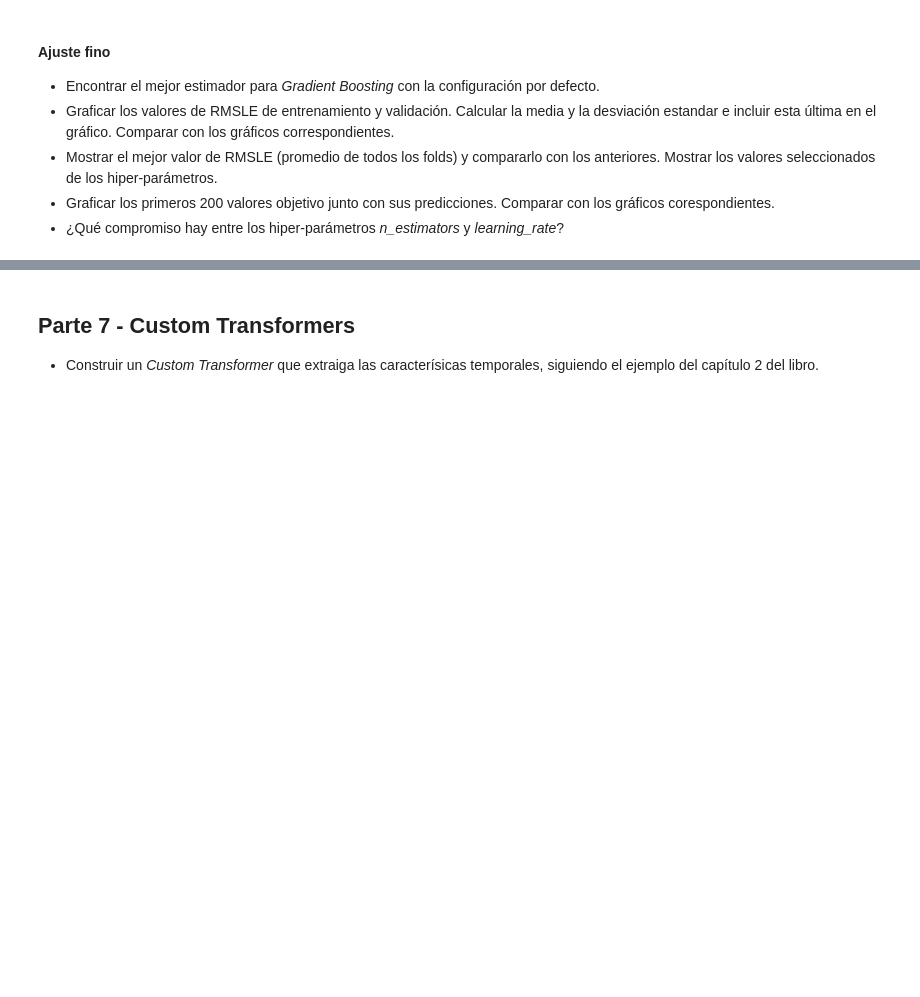
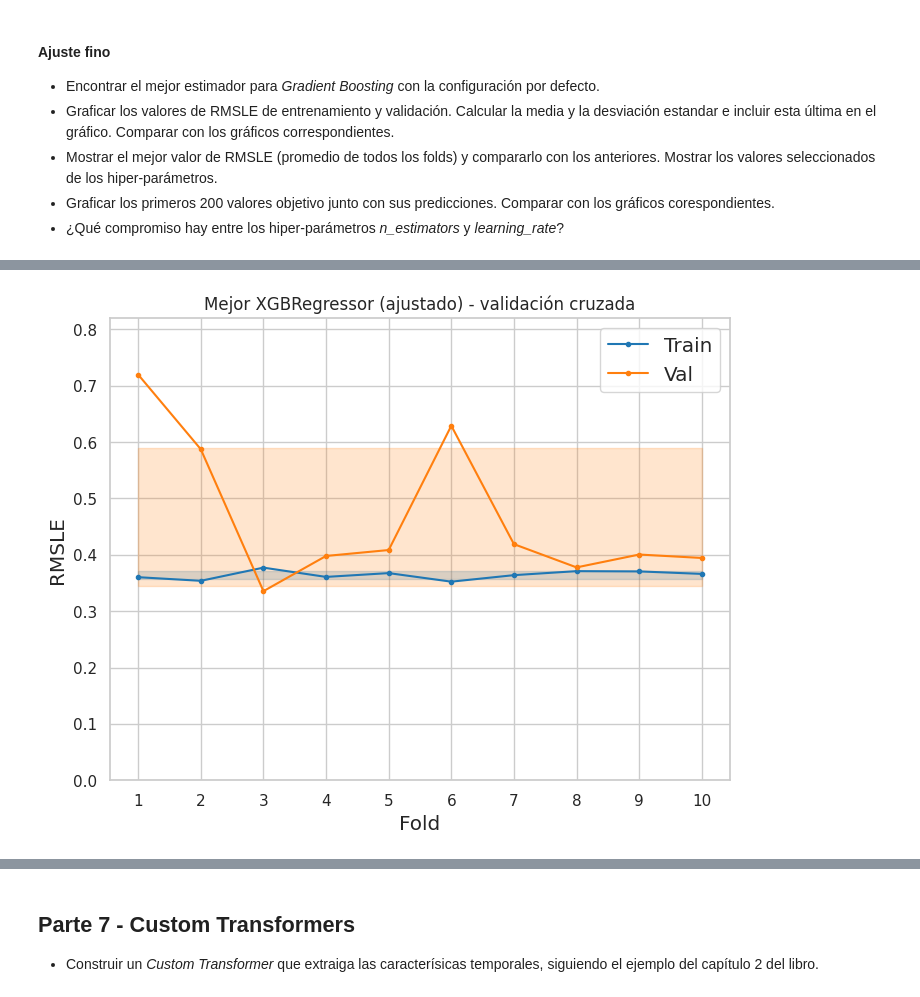
Before and after one commit to srodriguez-lefebre/Machine-Learning-Notebooks, a Jupyter notebook: 3TAA_demanda_de_bicicletas.ipynb, the cells around one changed output, grey strips where cells are left out. Cells and saved outputs as stored; diff of their text form; code cells hidden in the pictures; blank space fills up the shorter version.

```diff
--- a/3TAA_demanda_de_bicicletas.ipynb
+++ b/3TAA_demanda_de_bicicletas.ipynb
@@ -1389,0 +1463,86 @@ Random Forest RMSLE sobre todo train: 0.1105
+# %%
+from sklearn.model_selection import GridSearchCV
+
+param_grid_xgb = {
+    'n_estimators':  [200, 500],
+    'max_depth':     [4, 6],
+    'learning_rate': [0.05, 0.1],
+    'subsample':     [0.8, 1.0],
+}
+
+gs_xgb = GridSearchCV(
+    XGBRegressor(random_state=2, n_jobs=1, verbosity=0),
+    param_grid=param_grid_xgb,
+    scoring=rmsle_scorer,
+    cv=5,
+    return_train_score=True,
+    n_jobs=-1,
+)
+gs_xgb.fit(df_train, y_train)
+
+best_xgb        = gs_xgb.best_estimator_
+best_xgb_params = gs_xgb.best_params_
+print(f'Mejores parámetros XGB: {best_xgb_params}')
+print(f'Mejor RMSLE val (GridSearch, cv=5): {-gs_xgb.best_score_:.4f}')
+
+# Validación cruzada del mejor modelo (10 folds)
+best_xgb_cv = cross_validate(
+    best_xgb,
+    df_train,
+    y_train,
+    cv=10,
+    scoring=rmsle_scorer,
+    return_train_score=True,
+)
+
+best_xgb_rmsle_train = -best_xgb_cv["train_score"]
+best_xgb_rmsle_val   = -best_xgb_cv["test_score"]
+best_xgb_mean_train  = best_xgb_rmsle_train.mean()
+best_xgb_std_train   = best_xgb_rmsle_train.std()
+best_xgb_mean_val    = best_xgb_rmsle_val.mean()
+best_xgb_std_val     = best_xgb_rmsle_val.std()
+xgb_best_folds       = np.arange(1, len(best_xgb_rmsle_train) + 1)
+
+plt.figure(figsize=(8, 6))
+plt.plot(xgb_best_folds, best_xgb_rmsle_train, '.-', color='tab:blue',   label='Train')
+plt.plot(xgb_best_folds, best_xgb_rmsle_val,   '.-', color='tab:orange', label='Val')
+plt.fill_between(xgb_best_folds,
+                 best_xgb_mean_train + best_xgb_std_train,
+                 best_xgb_mean_train - best_xgb_std_train,
+                 color='tab:blue', alpha=0.2)
+plt.fill_between(xgb_best_folds,
+                 best_xgb_mean_val + best_xgb_std_val,
+                 best_xgb_mean_val - best_xgb_std_val,
+                 color='tab:orange', alpha=0.2)
+plt.xlabel('Fold', fontsize='large')
+plt.ylabel('RMSLE', fontsize='large')
+plt.title('Mejor XGBRegressor (ajustado) - validación cruzada')
+plt.legend(fontsize='large')
+plt.xticks(xgb_best_folds)
+plt.ylim([0, max(best_xgb_rmsle_val.max(), best_xgb_rmsle_train.max()) + 0.1])
+plt.show()
+
+print(f'Mejor XGB Train RMSLE: {best_xgb_mean_train:.4f} +/- {best_xgb_std_train:.4f}')
+print(f'Mejor XGB Val RMSLE:   {best_xgb_mean_val:.4f} +/- {best_xgb_std_val:.4f}')
+
+# Comparación final
+print(f'\nComparación Val RMSLE:')
+print(f'  Decision Tree (ajustado): {best_tree_mean_rmsle_val:.4f}')
+print(f'  Random Forest (defecto):  {rf_mean_rmsle_val:.4f}')
+print(f'  XGBoost (defecto):        {xgb_mean_val:.4f}')
+print(f'  XGBoost (ajustado):       {best_xgb_mean_val:.4f}')
+
+# Gráfico: primeros 200 valores reales vs predichos
+best_xgb.fit(df_train, y_train)
+y_pred_xgb_train = np.maximum(best_xgb.predict(df_train), 0)
+N = 200
+plt.figure(figsize=(16, 5))
+plt.plot(range(N), y_train.values[:N],     label='Real',           linewidth=2)
+plt.plot(range(N), y_pred_xgb_train[:N],   label='Predicho (XGB)', linewidth=2)
+plt.xlabel('Instancia')
+plt.ylabel('Cantidad de alquileres')
+plt.title(f'XGBoost ajustado: primeros {N} valores reales vs predichos')
+plt.legend()
+plt.grid(alpha=0.3)
+plt.show()
+# %% [output]
@@ -1389,0 +1551 @@ Random Forest RMSLE sobre todo train: 0.1105
+[figure, added]
```
Also changed, not shown: parts of 11 cells of this notebook.
